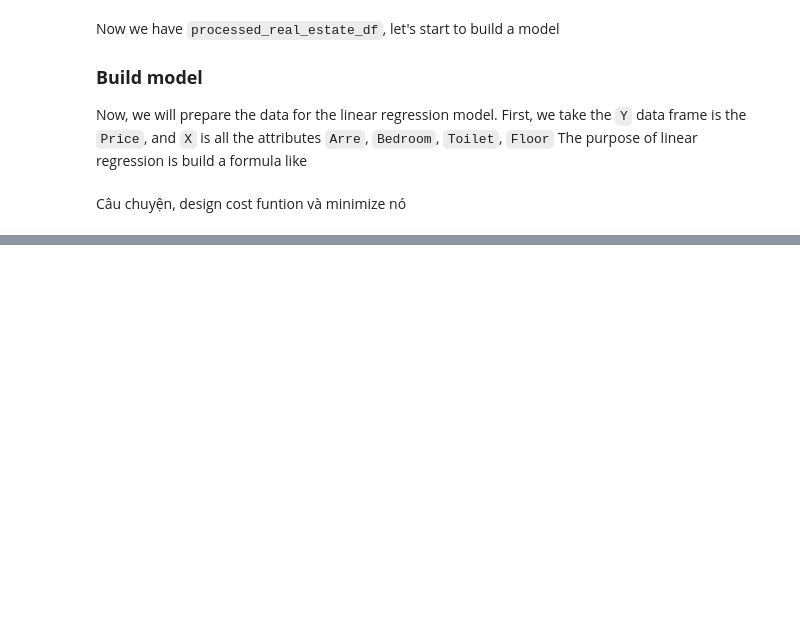
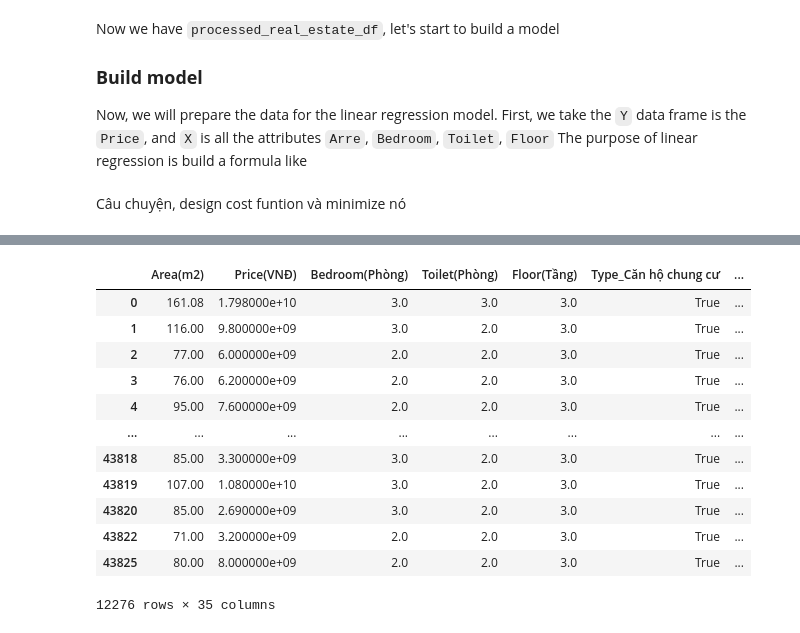
Before and after one commit to bonkh/I2DS_Final_Project, a Jupyter notebook: Notebook/Phase4_Modeling.ipynb, the cells around one changed output, grey strips where cells are left out. Drawn from its saved outputs; the diff is of its cells as text; code cells hidden in the pictures; blank space fills up the shorter version.

```diff
--- a/Notebook/Phase4_Modeling.ipynb
+++ b/Notebook/Phase4_Modeling.ipynb
@@ -107,0 +131,17 @@ Câu chuyện, design cost funtion và minimize nó
+# %%
+land_for_sale = processed_real_estate_df.copy()[(processed_real_estate_df['Type_Căn hộ chung cư'] == True)]
+land_for_sale
+# %% [output]
+|  | Area(m2) | Price(VNĐ) | Bedroom(Phòng) | Toilet(Phòng) | Floor(Tầng) | Type_Căn hộ chung cư | ... |
+| 0 | 161.08 | 1.798000e+10 | 3.0 | 3.0 | 3.0 | True | ... |
+| 1 | 116.00 | 9.800000e+09 | 3.0 | 2.0 | 3.0 | True | ... |
+| 2 | 77.00 | 6.000000e+09 | 2.0 | 2.0 | 3.0 | True | ... |
+| 3 | 76.00 | 6.200000e+09 | 2.0 | 2.0 | 3.0 | True | ... |
+| 4 | 95.00 | 7.600000e+09 | 2.0 | 2.0 | 3.0 | True | ... |
+| ... | ... | ... | ... | ... | ... | ... | ... |
+| 43818 | 85.00 | 3.300000e+09 | 3.0 | 2.0 | 3.0 | True | ... |
+| 43819 | 107.00 | 1.080000e+10 | 3.0 | 2.0 | 3.0 | True | ... |
+| 43820 | 85.00 | 2.690000e+09 | 3.0 | 2.0 | 3.0 | True | ... |
+| 43822 | 71.00 | 3.200000e+09 | 2.0 | 2.0 | 3.0 | True | ... |
+| 43825 | 80.00 | 8.000000e+09 | 2.0 | 2.0 | 3.0 | True | ... |
+12276 rows × 35 columns
```
Also changed, not shown: parts of 29 cells of this notebook, 1 other file.
